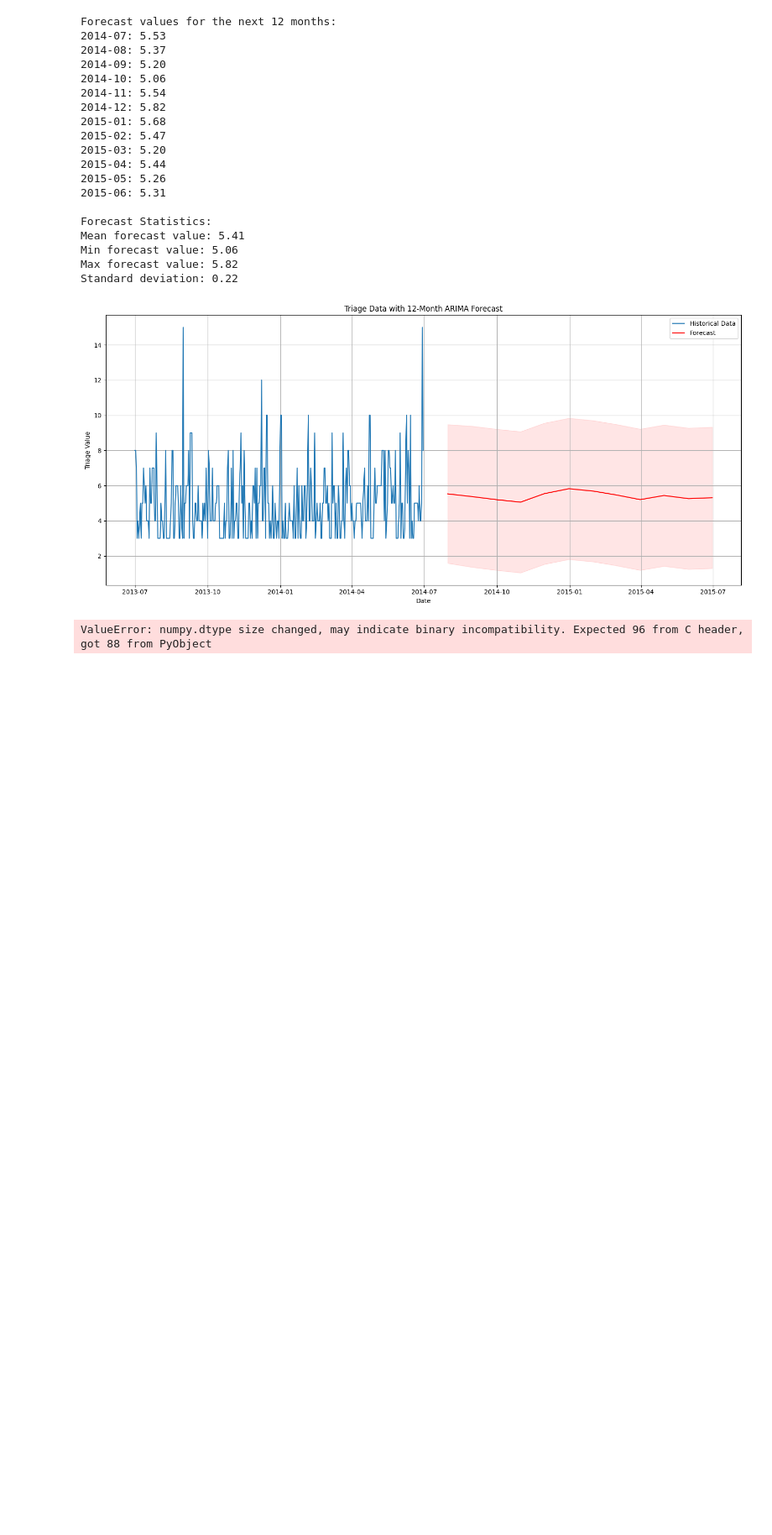
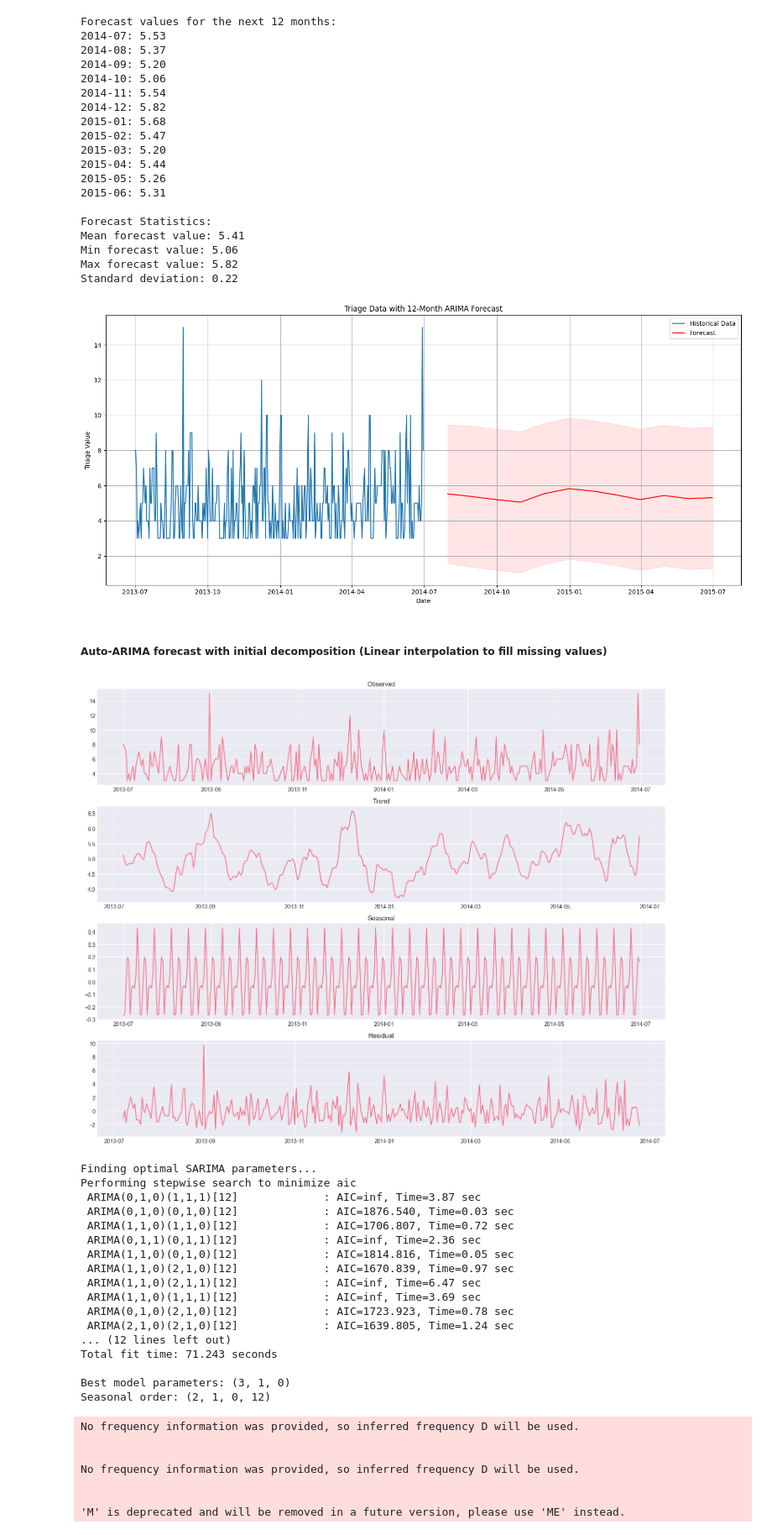
Before and after one commit to capgalea/medibank_assign, a Jupyter notebook: src/hospital_triage_data.ipynb, the cells around one changed output. Shown at 84% size. Cells and saved outputs as stored; diff of their text form; code cells hidden in the pictures; blank space fills up the shorter version.

```diff
--- a/src/hospital_triage_data.ipynb
+++ b/src/hospital_triage_data.ipynb
@@ -1150,17 +1044,11 @@ Min forecast value: 5.06
 Max forecast value: 5.82
 Standard deviation: 0.22
 [figure]
+# %% [markdown]
+##### Auto-ARIMA forecast with initial decomposition (Linear interpolation to fill missing values)
 # %%
-import pandas as pd
-import numpy as np
-from statsmodels.tsa.statespace.sarimax import SARIMAX
-import matplotlib.pyplot as plt
-import seaborn as sns
-from statsmodels.tsa.seasonal import seasonal_decompose
-from pmdarima import auto_arima
-
 # Set style
-plt.style.use('seaborn')
+plt.style.use('seaborn-v0_8-dark')
 sns.set_palette("husl")
 
 # Read and prepare data
@@ -1261,31 +1149,55 @@ plt.show()
 print("\nModel Summary:")
 print(results.summary())
 
 print("\nForecast Values:")
 print("-" * 50)
 for date, value, lower, upper in zip(future_dates,
                                     forecast_mean,
                                     forecast_conf.iloc[:, 0],
                                     forecast_conf.iloc[:, 1]):
     print(f"{date.strftime('%Y-%m')}: {value:.2f} [{lower:.2f}, {upper:.2f}]")
 
 # Calculate forecast statistics
 print("\nForecast Statistics:")
 print("-" * 50)
 print(f"Mean Forecast: {forecast_mean.mean():.2f}")
 print(f"Min Forecast: {forecast_mean.min():.2f}")
 print(f"Max Forecast: {forecast_mean.max():.2f}")
 print(f"Std Dev: {forecast_mean.std():.2f}")
 
 # Perform diagnostics
 print("\nModel Diagnostics:")
 print("-" * 50)
 print(f"AIC: {results.aic:.2f}")
 print(f"BIC: {results.bic:.2f}")
 
 # Plot model diagnostics
 results.plot_diagnostics(figsize=(15, 12))
 plt.tight_layout()
 plt.show()
 # %% [output]
+[figure, added]
-ValueError: numpy.dtype size changed, may indicate binary incompatibility. Expected 96 from C header, got 88 from PyObject
+Finding optimal SARIMA parameters...
+Performing stepwise search to minimize aic
+ ARIMA(0,1,0)(1,1,1)[12]             : AIC=inf, Time=3.87 sec
+ ARIMA(0,1,0)(0,1,0)[12]             : AIC=1876.540, Time=0.03 sec
+ ARIMA(1,1,0)(1,1,0)[12]             : AIC=1706.807, Time=0.72 sec
+ ARIMA(0,1,1)(0,1,1)[12]             : AIC=inf, Time=2.36 sec
+ ARIMA(1,1,0)(0,1,0)[12]             : AIC=1814.816, Time=0.05 sec
+ ARIMA(1,1,0)(2,1,0)[12]             : AIC=1670.839, Time=0.97 sec
+ ARIMA(1,1,0)(2,1,1)[12]             : AIC=inf, Time=6.47 sec
+ ARIMA(1,1,0)(1,1,1)[12]             : AIC=inf, Time=3.69 sec
+ ARIMA(0,1,0)(2,1,0)[12]             : AIC=1723.923, Time=0.78 sec
+ ARIMA(2,1,0)(2,1,0)[12]             : AIC=1639.805, Time=1.24 sec
+... (12 lines left out)
+Total fit time: 71.243 seconds
+
+Best model parameters: (3, 1, 0)
+Seasonal order: (2, 1, 0, 12)
+No frequency information was provided, so inferred frequency D will be used.
+
+
+No frequency information was provided, so inferred frequency D will be used.
+
+
+'M' is deprecated and will be removed in a future version, please use 'ME' instead.
```
Also changed, not shown: parts of 29 cells of this notebook.
